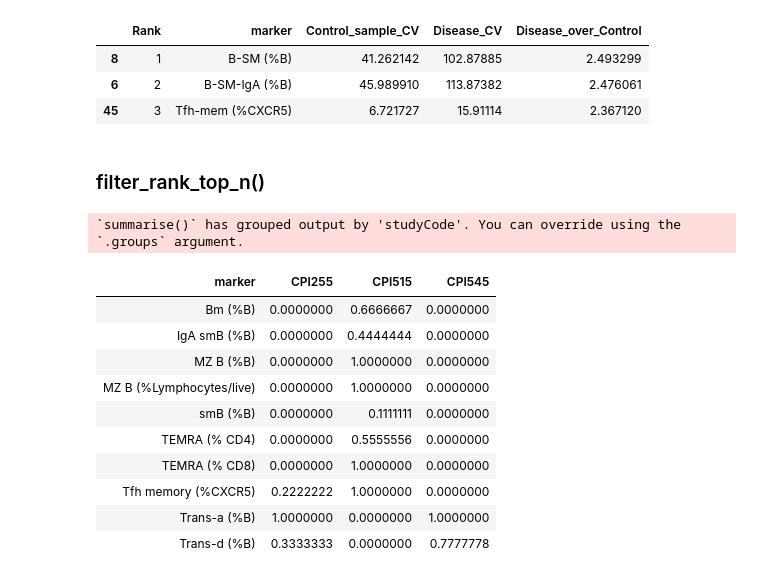
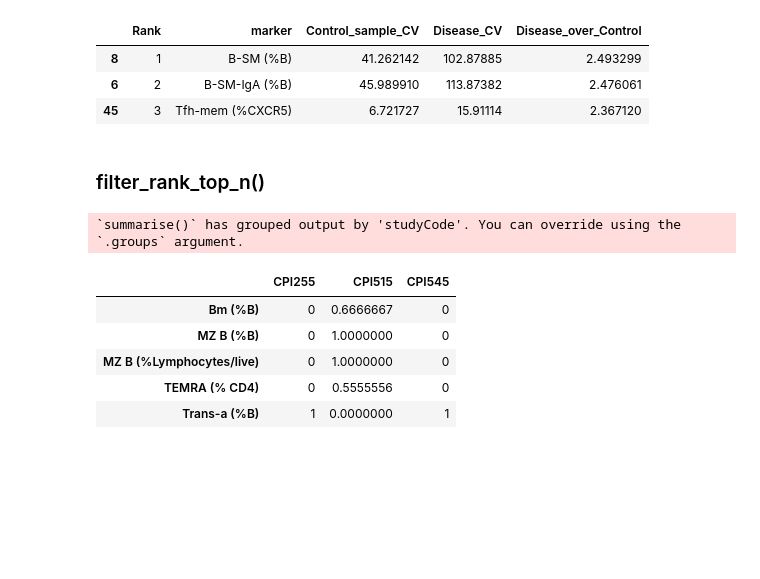
Before and after one commit to tuantla80/R-Shiny-Apps, a Jupyter notebook: R_Examples/Modules.ipynb, the cells around one changed output. Cells and saved outputs as stored; diff of their text form; code cells hidden in the pictures; blank space fills up the shorter version.

```diff
--- a/R_Examples/Modules.ipynb
+++ b/R_Examples/Modules.ipynb
@@ -1202,24 +1403,21 @@ write.csv(df_CV_rank, "df_CV_rank.csv")
 | 8 | 1 | B-SM (%B) | 41.262142 | 102.87885 | 2.493299 |
 | 6 | 2 | B-SM-IgA (%B) | 45.989910 | 113.87382 | 2.476061 |
 | 45 | 3 | Tfh-mem (%CXCR5) | 6.721727 | 15.91114 | 2.367120 |
-# %% [markdown]
-### filter_rank_top_n()
-# %%
-df_heatmap_top_n <- filter_rank_top_n(
-             df_control = search_individuals(db, vec = c('HBD056', 'HBD044', 'HBD039')),
-             df_data = search_individuals(db, vec = c('CPI515', 'CPI545', 'CPI255')),
-             top_n = 10)
-df_heatmap_top_n
-# %% [output]
-`summarise()` has grouped output by 'studyCode'. You can override using the `.groups` argument.
-| marker | CPI255 | CPI515 | CPI545 |
-| Bm (%B) | 0.0000000 | 0.6666667 | 0.0000000 |
-| IgA smB (%B) | 0.0000000 | 0.4444444 | 0.0000000 |
-| MZ B (%B) | 0.0000000 | 1.0000000 | 0.0000000 |
-| MZ B (%Lymphocytes/live) | 0.0000000 | 1.0000000 | 0.0000000 |
-| smB (%B) | 0.0000000 | 0.1111111 | 0.0000000 |
-| TEMRA (% CD4) | 0.0000000 | 0.5555556 | 0.0000000 |
-| TEMRA (% CD8) | 0.0000000 | 1.0000000 | 0.0000000 |
-| Tfh memory (%CXCR5) | 0.2222222 | 1.0000000 | 0.0000000 |
-| Trans-a (%B) | 1.0000000 | 0.0000000 | 1.0000000 |
-| Trans-d (%B) | 0.3333333 | 0.0000000 | 0.7777778 |
+# %% [markdown]
+### filter_rank_top_n()
+# %%
+df_heatmap_top_n <- filter_rank_top_n(
+             df_control = search_individuals(db, vec = c('HBD056', 'HBD044', 'HBD039')),
+             df_data = search_individuals(db, vec = c('CPI515', 'CPI545', 'CPI255')),
+             top_n = 5,
+             set_index=TRUE
+)
+df_heatmap_top_n
+# %% [output]
+`summarise()` has grouped output by 'studyCode'. You can override using the `.groups` argument.
+|  | CPI255 | CPI515 | CPI545 |
+| Bm (%B) | 0 | 0.6666667 | 0 |
+| MZ B (%B) | 0 | 1.0000000 | 0 |
+| MZ B (%Lymphocytes/live) | 0 | 1.0000000 | 0 |
+| TEMRA (% CD4) | 0 | 0.5555556 | 0 |
+| Trans-a (%B) | 1 | 0.0000000 | 1 |
```
Also changed, not shown: parts of 26 cells of this notebook, 2 other files.
